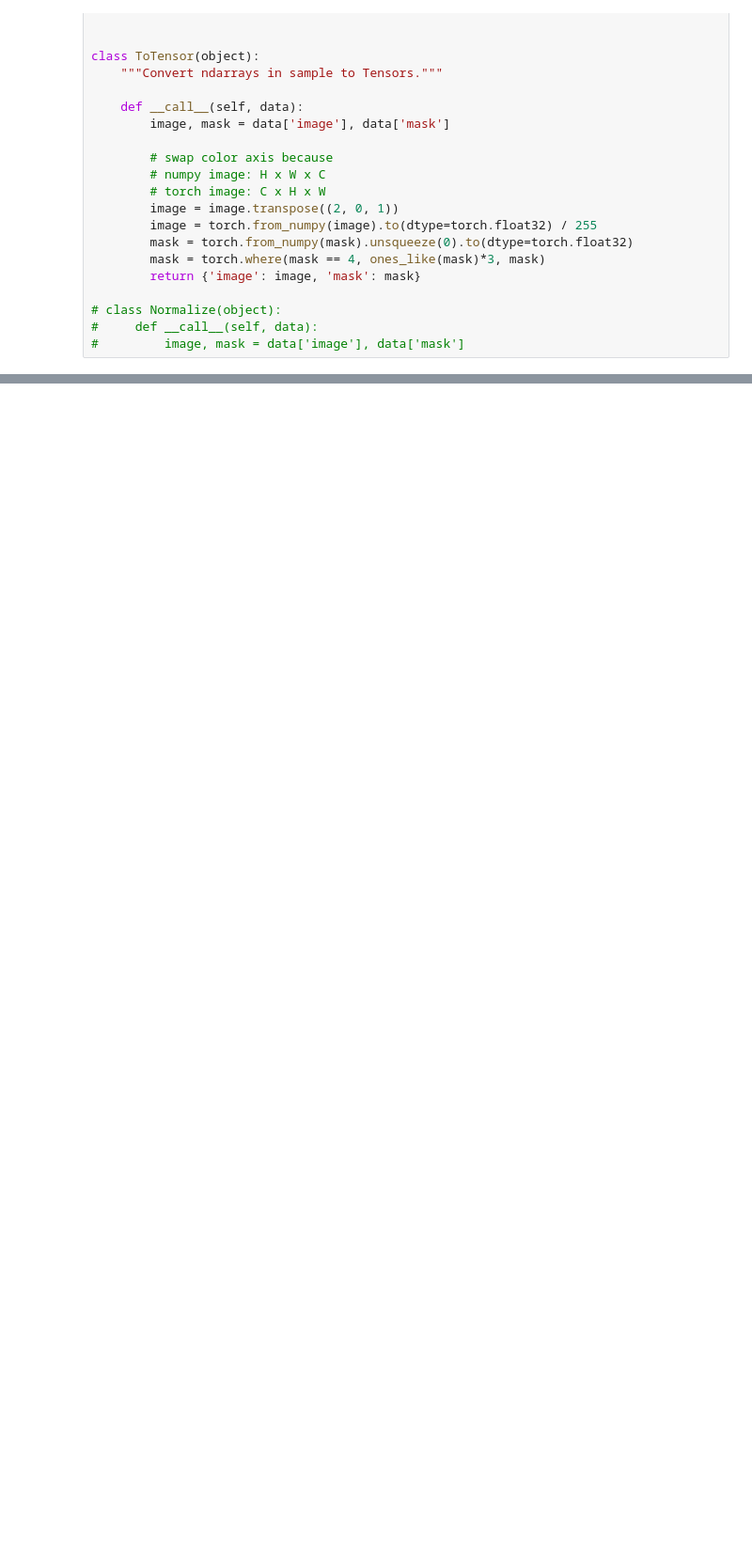
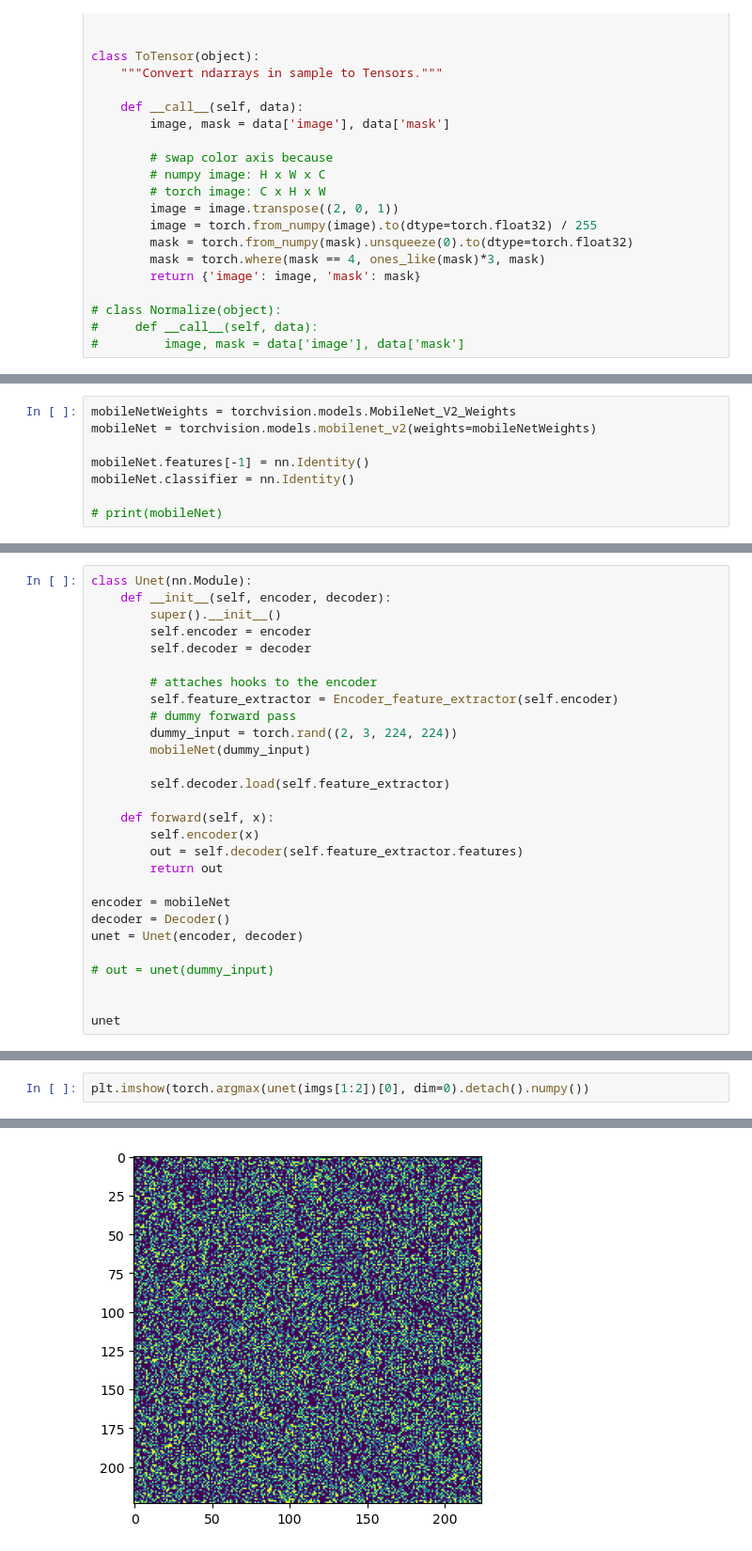
Before and after one commit to LeonY117/msc_project, a Jupyter notebook: notebooks/workflow_outline.ipynb, the cells around one changed output, grey strips where cells are left out. Shown at 94% size. Saved outputs shown, nothing was run; the diff lists cells and outputs as text; blank space fills up the shorter version.

Commit message:
add unet model

```diff
--- a/notebooks/workflow_outline.ipynb
+++ b/notebooks/workflow_outline.ipynb
@@ -253,0 +261,8 @@ img_displayer.show_sample(idx=0)
+# %%
+mobileNetWeights = torchvision.models.MobileNet_V2_Weights
+mobileNet = torchvision.models.mobilenet_v2(weights=mobileNetWeights)
+
+mobileNet.features[-1] = nn.Identity()
+mobileNet.classifier = nn.Identity()
+
+# print(mobileNet)
@@ -253,0 +380,28 @@ img_displayer.show_sample(idx=0)
+# %%
+class Unet(nn.Module):
+    def __init__(self, encoder, decoder):
+        super().__init__()
+        self.encoder = encoder
+        self.decoder = decoder
+
+        # attaches hooks to the encoder
+        self.feature_extractor = Encoder_feature_extractor(self.encoder)
+        # dummy forward pass
+        dummy_input = torch.rand((2, 3, 224, 224))
+        mobileNet(dummy_input)
+
+        self.decoder.load(self.feature_extractor)
+
+    def forward(self, x):
+        self.encoder(x)
+        out = self.decoder(self.feature_extractor.features)
+        return out
+
+encoder = mobileNet
+decoder = Decoder()
+unet = Unet(encoder, decoder)
+
+# out = unet(dummy_input)
+
+
+unet
@@ -253,0 +430,3 @@ img_displayer.show_sample(idx=0)
+# %%
+plt.imshow(torch.argmax(unet(imgs[1:2])[0], dim=0).detach().numpy())
+# %% [output]
@@ -253,0 +434 @@ img_displayer.show_sample(idx=0)
+[figure, added]
```
Also changed, not shown: parts of 14 cells of this notebook.
